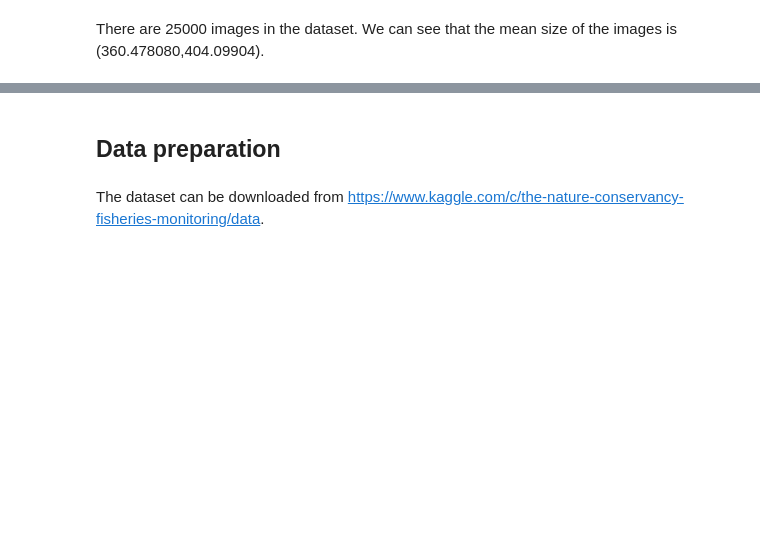
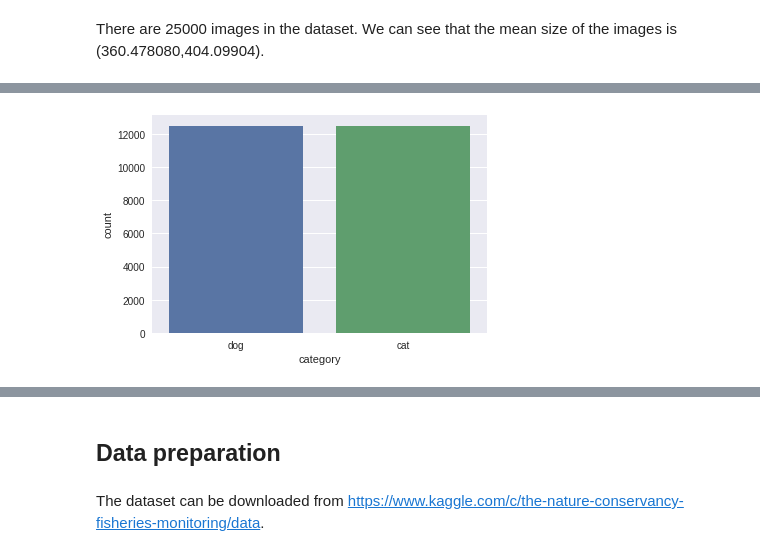
Before and after one commit to gabrielrezzonico/dogsandcats, a Jupyter notebook: notebooks/01. Data loading and analysis.ipynb, the cells around one changed output, grey strips where cells are left out. Cells and saved outputs as stored; diff of their text form; code cells hidden in the pictures; blank space fills up the shorter version.

```diff
--- a/notebooks/01. Data loading and analysis.ipynb
+++ b/notebooks/01. Data loading and analysis.ipynb
@@ -57,0 +70,7 @@ There are 25000 images in the dataset. We can see that the mean size of the imag
+# %%
+%matplotlib inline
+import seaborn as sns
+
+ax = sns.countplot("category", data=df)
+# %% [output]
+[figure, added]
```
Also changed, not shown: parts of 8 cells of this notebook, 4 other files.
